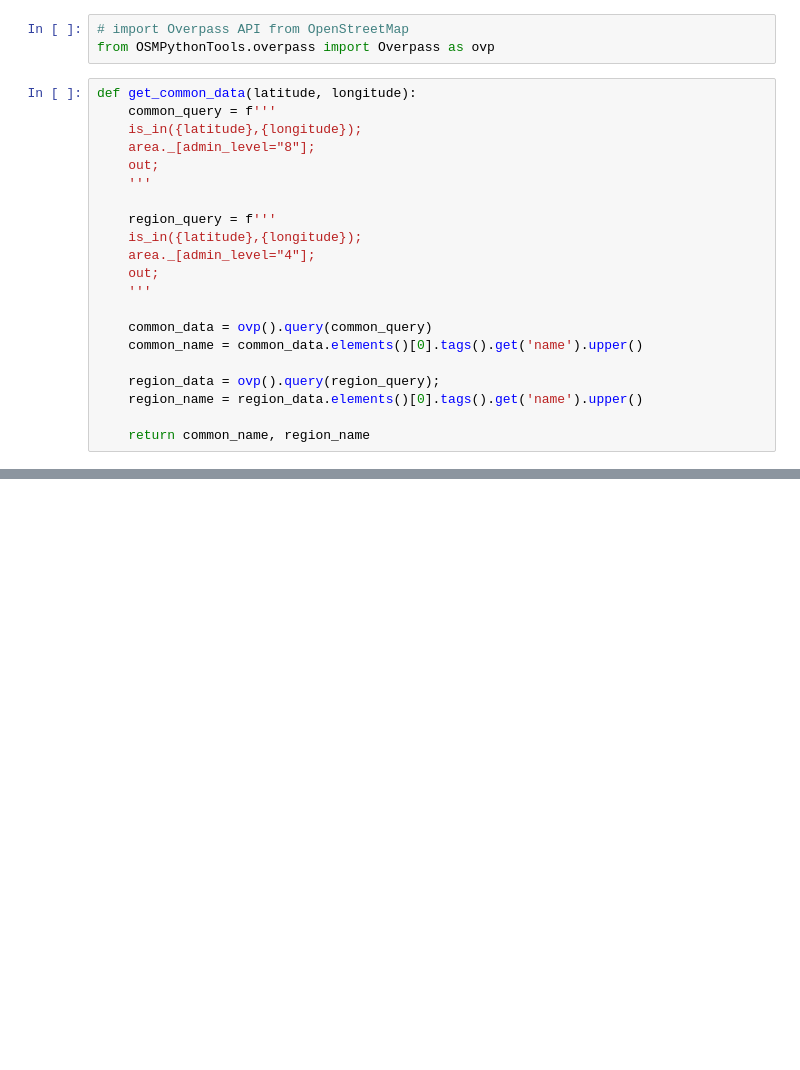
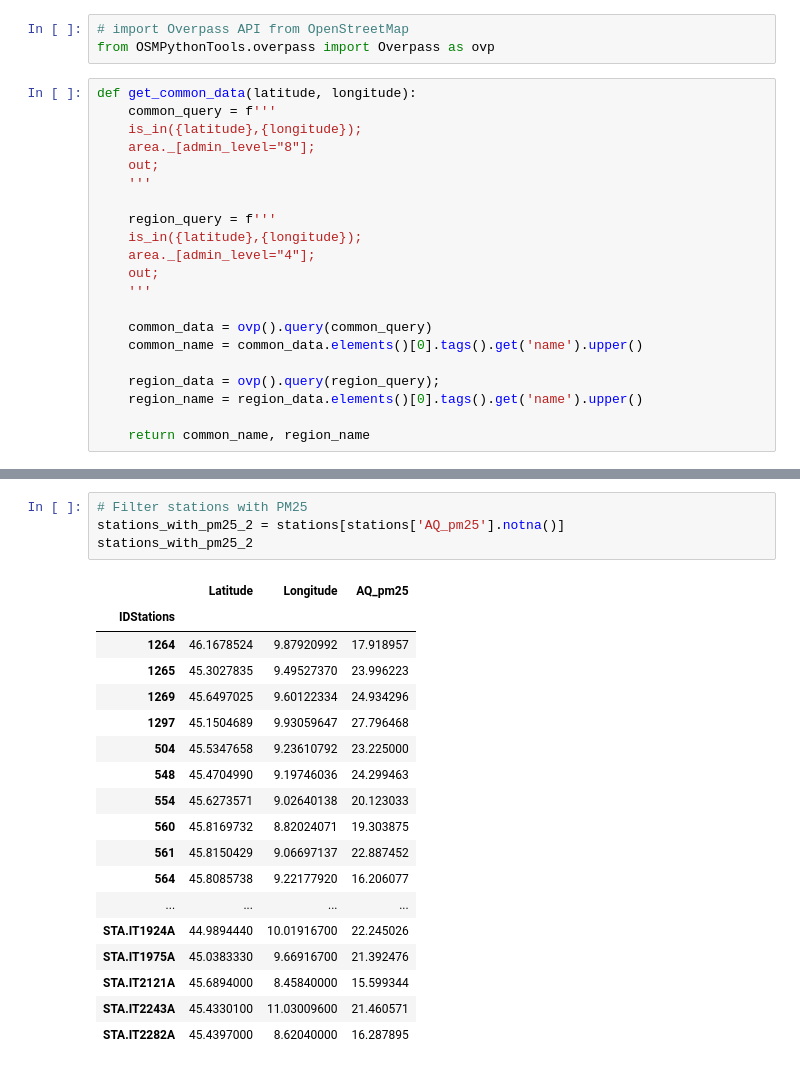
Before and after one commit to Andrea01Fraschini/SBARTProject, a Jupyter notebook: notebooks/Nan_PM25_analysis.ipynb, the cells around one changed output, grey strips where cells are left out. Drawn from its saved outputs; the diff is of its cells as text; blank space fills up the shorter version.

```diff
--- a/notebooks/Nan_PM25_analysis.ipynb
+++ b/notebooks/Nan_PM25_analysis.ipynb
@@ -183,0 +208,23 @@ stations_df.plot(ax=base, color='red', markersize=2)
+# %%
+# Filter stations with PM25
+stations_with_pm25_2 = stations[stations['AQ_pm25'].notna()]
+stations_with_pm25_2
+# %% [output]
+|  | Latitude | Longitude | AQ_pm25 |
+| IDStations |  |  |  |
+| 1264 | 46.1678524 | 9.87920992 | 17.918957 |
+| 1265 | 45.3027835 | 9.49527370 | 23.996223 |
+| 1269 | 45.6497025 | 9.60122334 | 24.934296 |
+| 1297 | 45.1504689 | 9.93059647 | 27.796468 |
+| 504 | 45.5347658 | 9.23610792 | 23.225000 |
+| 548 | 45.4704990 | 9.19746036 | 24.299463 |
+| 554 | 45.6273571 | 9.02640138 | 20.123033 |
+| 560 | 45.8169732 | 8.82024071 | 19.303875 |
+| 561 | 45.8150429 | 9.06697137 | 22.887452 |
+| 564 | 45.8085738 | 9.22177920 | 16.206077 |
+| ... | ... | ... | ... |
+| STA.IT1924A | 44.9894440 | 10.01916700 | 22.245026 |
+| STA.IT1975A | 45.0383330 | 9.66916700 | 21.392476 |
+| STA.IT2121A | 45.6894000 | 8.45840000 | 15.599344 |
+| STA.IT2243A | 45.4330100 | 11.03009600 | 21.460571 |
+| STA.IT2282A | 45.4397000 | 8.62040000 | 16.287895 |
```
Also changed, not shown: parts of 7 cells of this notebook, 2 other files.
